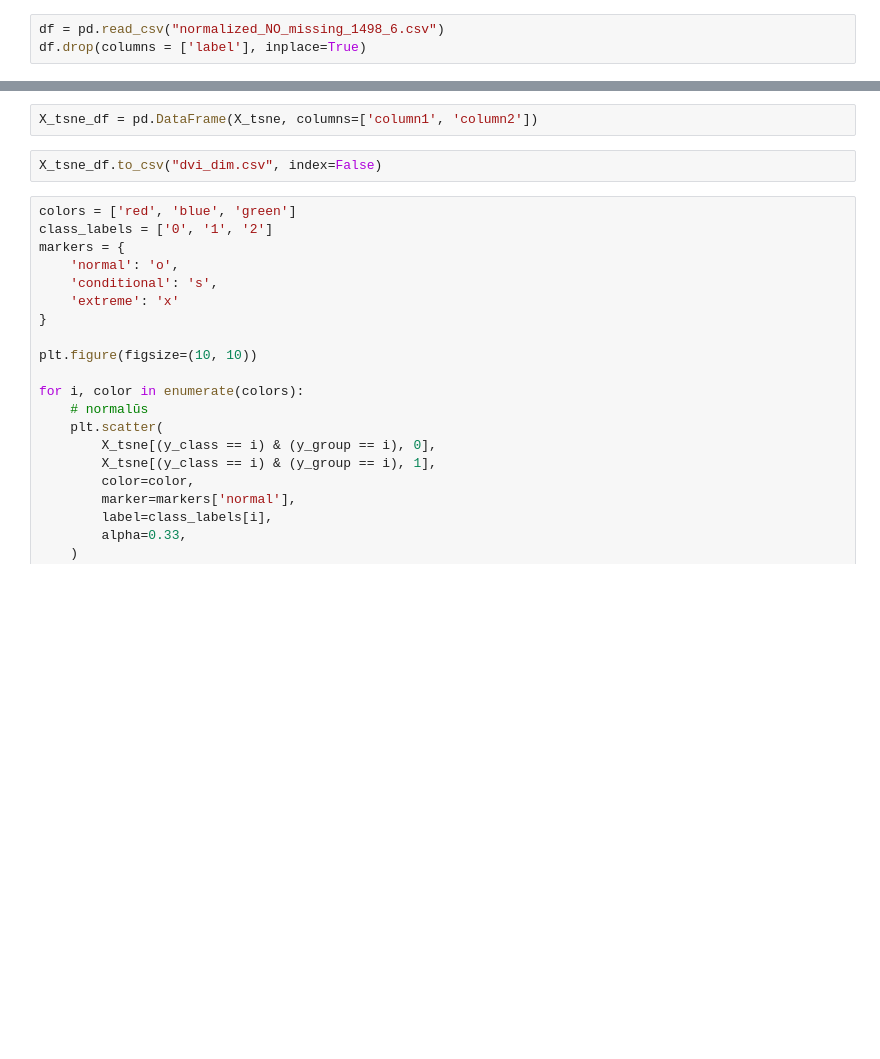
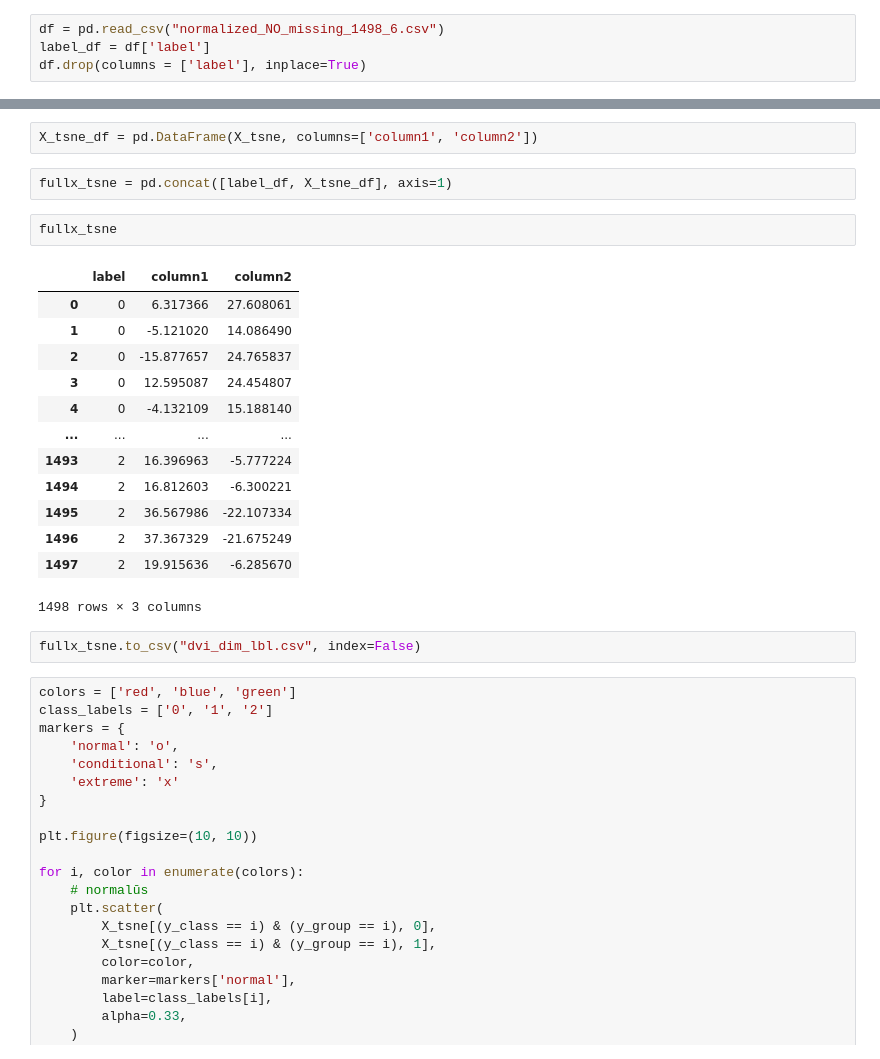
Before and after one commit to LivetaK/duomenu_tyryba_ir_masininis_mokymasis, a Jupyter notebook: 2_lab/t-SNE/t-sne.ipynb, the cells around one changed output, grey strips where cells are left out. Saved outputs shown, nothing was run; the diff lists cells and outputs as text; blank space fills up the shorter version.

```diff
--- a/2_lab/t-SNE/t-sne.ipynb
+++ b/2_lab/t-SNE/t-sne.ipynb
@@ -3,4 +3,5 @@ import pandas as pd
 import matplotlib.pyplot as plt
 # %%
 df = pd.read_csv("normalized_NO_missing_1498_6.csv")
+label_df = df['label']
 df.drop(columns = ['label'], inplace=True)
@@ -68,8 +86,26 @@ tsne = TSNE(
 X_tsne = tsne.fit_transform(df)
 # %%
 X_tsne_df = pd.DataFrame(X_tsne, columns=['column1', 'column2'])
+# %%
+fullx_tsne = pd.concat([label_df, X_tsne_df], axis=1)
+# %%
+fullx_tsne
+# %% [output]
+|  | label | column1 | column2 |
+| 0 | 0 | 6.317366 | 27.608061 |
+| 1 | 0 | -5.121020 | 14.086490 |
+| 2 | 0 | -15.877657 | 24.765837 |
+| 3 | 0 | 12.595087 | 24.454807 |
+| 4 | 0 | -4.132109 | 15.188140 |
+| ... | ... | ... | ... |
+| 1493 | 2 | 16.396963 | -5.777224 |
+| 1494 | 2 | 16.812603 | -6.300221 |
+| 1495 | 2 | 36.567986 | -22.107334 |
+| 1496 | 2 | 37.367329 | -21.675249 |
+| 1497 | 2 | 19.915636 | -6.285670 |
+1498 rows × 3 columns
 # %%
-X_tsne_df.to_csv("dvi_dim.csv", index=False)
+fullx_tsne.to_csv("dvi_dim_lbl.csv", index=False)
 # %%
 colors = ['red', 'blue', 'green']
 class_labels = ['0', '1', '2']
```
Also changed, not shown: parts of 2 cells of this notebook, 2 other files.
